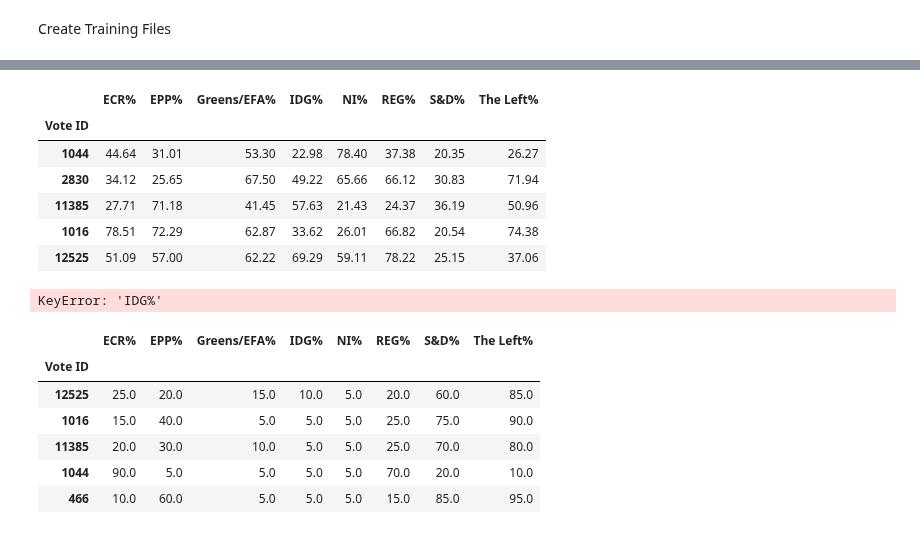
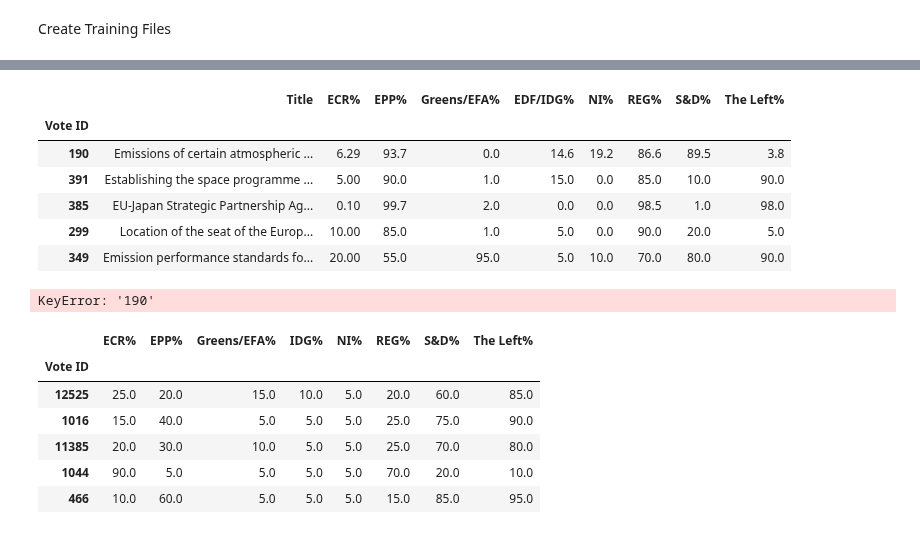
Before and after one commit to izu457/Thesis_Finetuning_GPT3.5_Political_Stance, a Jupyter notebook: Fine-Tuned Classifier.ipynb, the cells around one changed output, grey strips where cells are left out. Drawn from its saved outputs; the diff is of its cells as text; code cells hidden in the pictures.

```diff
--- a/Fine-Tuned Classifier.ipynb
+++ b/Fine-Tuned Classifier.ipynb
@@ -253,24 +275,24 @@ training_sample50.to_csv('data/training50.csv')
 # %%
 # Calculate accuracy of ChatGPT4.0 predictions with training_sample10
-gpt4 = pd.read_csv('data/pred_GPT4_10.csv')
+gpt35 = pd.read_csv('data/gpt35_pred.csv')
 
 # set Vote ID as index
-gpt4.set_index('Vote ID', inplace=True)
-display(gpt4.head())
+gpt35.set_index('Vote ID', inplace=True)
+display(gpt35.head())
 
 # calculate accuracy of ChatGPT4.0 predictions with training_sample10
-accuracy_gpt4 = get_accuracy_df(voted_docs_final_EP9, gpt4, 0.05)
-print(f"Accuracy of ChatGPT4.0 predictions: {accuracy_gpt4[0]}")
-print(accuracy_gpt4[1].head())
+accuracy_gpt35 = get_accuracy_df(voted_docs_final_EP9, gpt35, 0.05)
+print(f"Accuracy of ChatGPT4.0 predictions: {accuracy_gpt35[0]}")
+print(accuracy_gpt35[1].head())
 # %% [output]
-|  | ECR% | EPP% | Greens/EFA% | IDG% | NI% | REG% | S&D% | The Left% |
-| Vote ID |  |  |  |  |  |  |  |  |
-| 1044 | 44.64 | 31.01 | 53.30 | 22.98 | 78.40 | 37.38 | 20.35 | 26.27 |
-| 2830 | 34.12 | 25.65 | 67.50 | 49.22 | 65.66 | 66.12 | 30.83 | 71.94 |
-| 11385 | 27.71 | 71.18 | 41.45 | 57.63 | 21.43 | 24.37 | 36.19 | 50.96 |
-| 1016 | 78.51 | 72.29 | 62.87 | 33.62 | 26.01 | 66.82 | 20.54 | 74.38 |
-| 12525 | 51.09 | 57.00 | 62.22 | 69.29 | 59.11 | 78.22 | 25.15 | 37.06 |
+|  | Title | ECR% | EPP% | Greens/EFA% | EDF/IDG% | NI% | REG% | S&D% | The Left% |
+| Vote ID |  |  |  |  |  |  |  |  |  |
+| 190 | Emissions of certain atmospheric ... | 6.29 | 93.7 | 0.0 | 14.6 | 19.2 | 86.6 | 89.5 | 3.8 |
+| 391 | Establishing the space programme ... | 5.00 | 90.0 | 1.0 | 15.0 | 0.0 | 85.0 | 10.0 | 90.0 |
+| 385 | EU-Japan Strategic Partnership Ag... | 0.10 | 99.7 | 2.0 | 0.0 | 0.0 | 98.5 | 1.0 | 98.0 |
+| 299 | Location of the seat of the Europ... | 10.00 | 85.0 | 1.0 | 5.0 | 0.0 | 90.0 | 20.0 | 5.0 |
+| 349 | Emission performance standards fo... | 20.00 | 55.0 | 95.0 | 5.0 | 10.0 | 70.0 | 80.0 | 90.0 |
-KeyError: 'IDG%'
+KeyError: '190'
 # %%
 # Calculate accuracy of ChatGPT3.5 predictions with training_sample10
 
```
Also changed, not shown: parts of 2 cells of this notebook, 2 other files.
